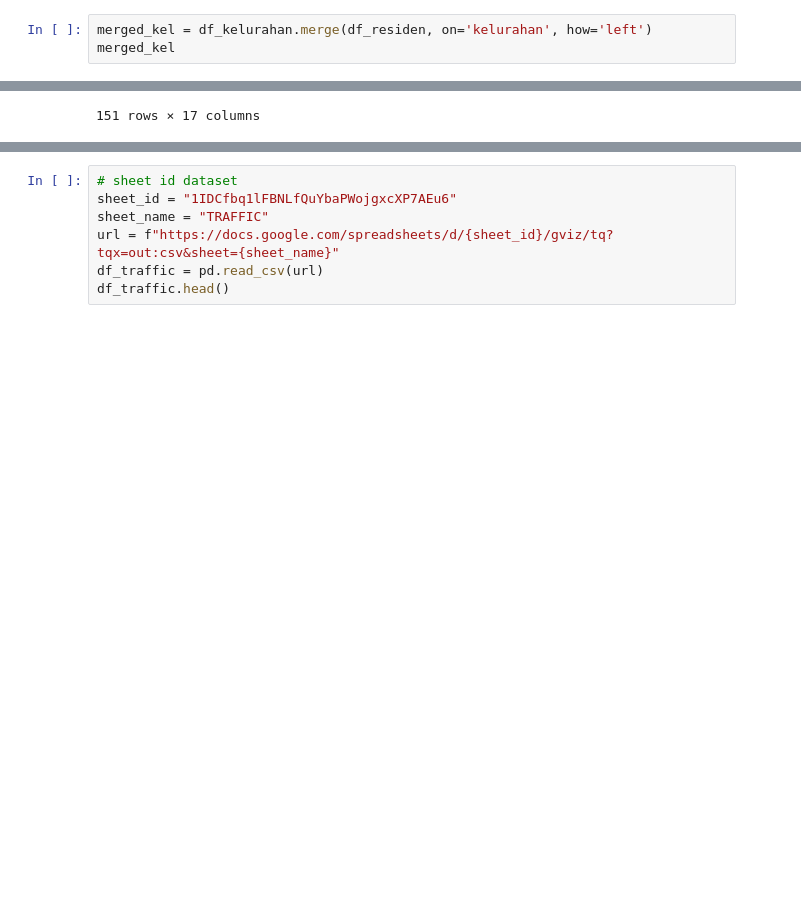
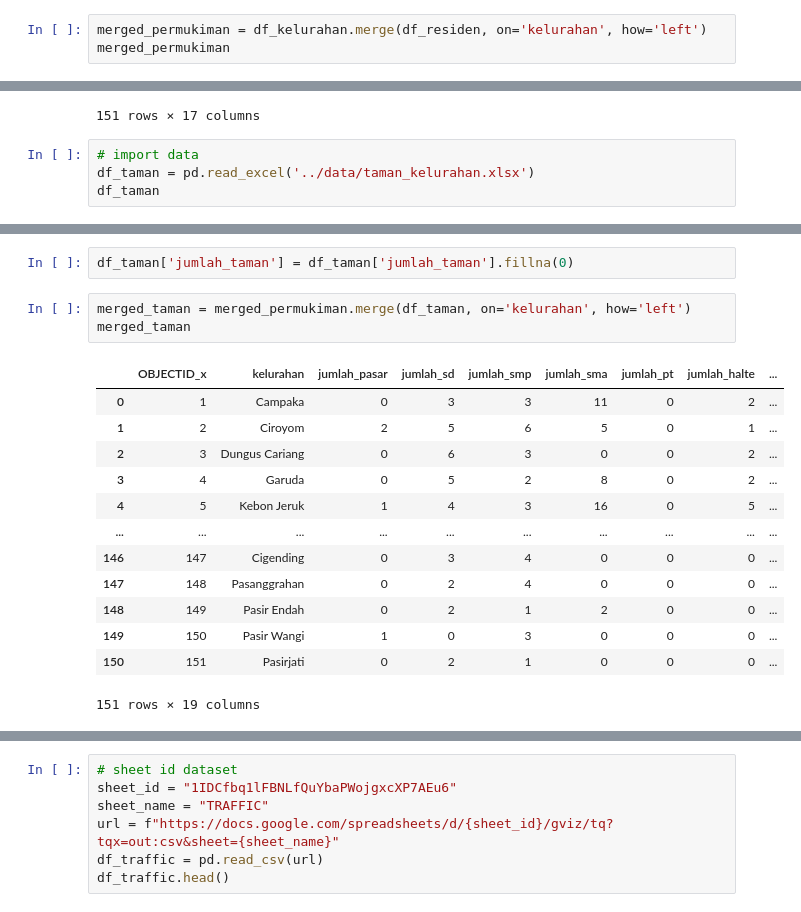
Before and after one commit to azwanazamuddin/location-choice-model, a Jupyter notebook: notebooks/data_prep_mnl.ipynb, the cells around one changed output, grey strips where cells are left out. Cells and saved outputs as stored; diff of their text form; blank space fills up the shorter version.

```diff
--- a/notebooks/data_prep_mnl.ipynb
+++ b/notebooks/data_prep_mnl.ipynb
@@ -61,8 +61,8 @@ df_residen.drop(kolom_hapus, axis=1, inplace=True)
 # %%
 df_residen.rename(columns={'SNI2014': 'kelurahan', 'Polygon_Count': 'jml_b_permukiman'}, inplace=True)
 # %%
-merged_kel = df_kelurahan.merge(df_residen, on='kelurahan', how='left')
-merged_kel
+merged_permukiman = df_kelurahan.merge(df_residen, on='kelurahan', how='left')
+merged_permukiman
 # %% [output]
 |  | OBJECTID | kelurahan | jumlah_pasar | jumlah_sd | jumlah_smp | jumlah_sma | jumlah_pt | jumlah_halte | ... |
 | 0 | 1 | Campaka | 0 | 3 | 3 | 11 | 0 | 2 | ... |
@@ -77,3 +77,7 @@ merged_kel
 | 149 | 150 | Pasir Wangi | 1 | 0 | 3 | 0 | 0 | 0 | ... |
 | 150 | 151 | Pasirjati | 0 | 2 | 1 | 0 | 0 | 0 | ... |
 151 rows × 17 columns
+# %%
+# import data
+df_taman = pd.read_excel('../data/taman_kelurahan.xlsx')
+df_taman
@@ -79,0 +98,19 @@ merged_kel
+# %%
+df_taman['jumlah_taman'] = df_taman['jumlah_taman'].fillna(0)
+# %%
+merged_taman = merged_permukiman.merge(df_taman, on='kelurahan', how='left')
+merged_taman
+# %% [output]
+|  | OBJECTID_x | kelurahan | jumlah_pasar | jumlah_sd | jumlah_smp | jumlah_sma | jumlah_pt | jumlah_halte | ... |
+| 0 | 1 | Campaka | 0 | 3 | 3 | 11 | 0 | 2 | ... |
+| 1 | 2 | Ciroyom | 2 | 5 | 6 | 5 | 0 | 1 | ... |
+| 2 | 3 | Dungus Cariang | 0 | 6 | 3 | 0 | 0 | 2 | ... |
+| 3 | 4 | Garuda | 0 | 5 | 2 | 8 | 0 | 2 | ... |
+| 4 | 5 | Kebon Jeruk | 1 | 4 | 3 | 16 | 0 | 5 | ... |
+| ... | ... | ... | ... | ... | ... | ... | ... | ... | ... |
+| 146 | 147 | Cigending | 0 | 3 | 4 | 0 | 0 | 0 | ... |
+| 147 | 148 | Pasanggrahan | 0 | 2 | 4 | 0 | 0 | 0 | ... |
+| 148 | 149 | Pasir Endah | 0 | 2 | 1 | 2 | 0 | 0 | ... |
+| 149 | 150 | Pasir Wangi | 1 | 0 | 3 | 0 | 0 | 0 | ... |
+| 150 | 151 | Pasirjati | 0 | 2 | 1 | 0 | 0 | 0 | ... |
+151 rows × 19 columns
```
Also changed, not shown: parts of 13 cells of this notebook, 2 other files.
